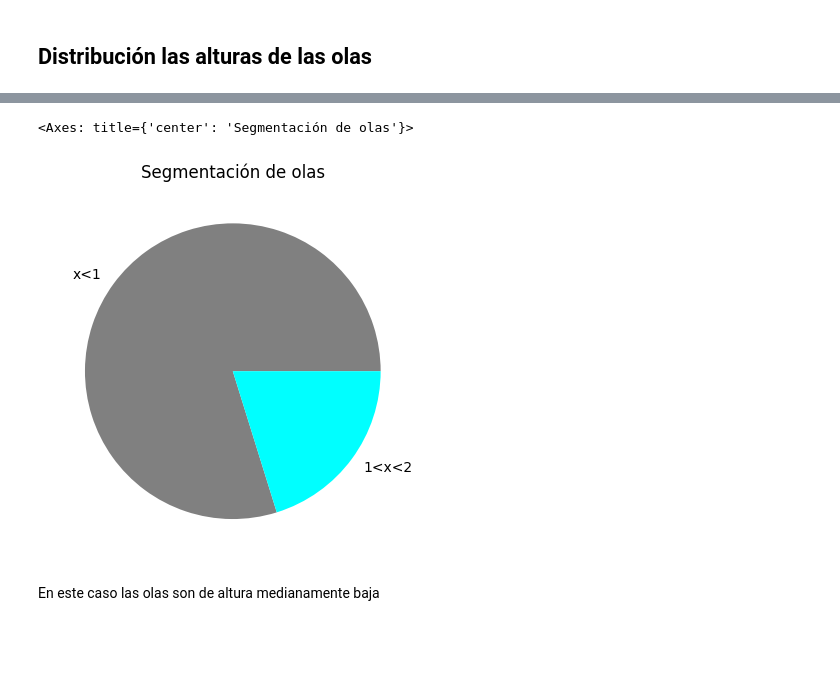
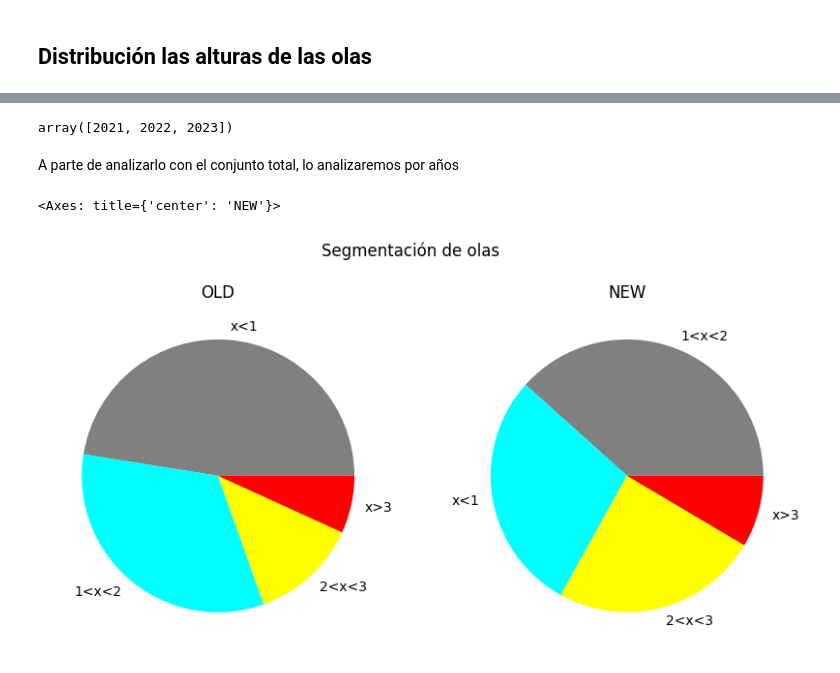
Before and after one commit to MarioBaldocchi/PD, a Jupyter notebook: forecasts/monitorizacion.ipynb, the cells around one changed output, grey strips where cells are left out. Saved outputs shown, nothing was run; the diff lists cells and outputs as text; code cells hidden in the pictures; blank space fills up the shorter version.

```diff
--- a/forecasts/monitorizacion.ipynb
+++ b/forecasts/monitorizacion.ipynb
@@ -13,18 +18,11 @@ import pandas as pd
 # %% [markdown]
 Cargamos los datos de forecast y las observaciones que hemos usado para entrenamiento
 # %%
-from sklearn.preprocessing import StandardScaler
-from sklearn.compose import ColumnTransformer, make_column_selector
+df_train = pd.read_parquet("../clean/df_definitivo.parquet")
 
-df_observ = pd.read_parquet("../clean/df_definitivo.parquet")
+df_new = pd.read_parquet("../clean/df_merged_2024.parquet")
 
 # eliminamos repetidas, columnas que no participan en el modelo
-df_observ.drop(columns=['Temperatura', 'wspd'], inplace=True)
+df_train.drop(columns=['Temperatura', 'wspd'], inplace=True)
 
-ct = ColumnTransformer([
-    ('pass', 'passthrough', make_column_selector(dtype_include=object)),
-    ('std_scaler', StandardScaler(), make_column_selector(dtype_include=np.number))
-])
-
-pd.DataFrame(ct.fit_transform(df_observ.drop(columns='AlturaOlas')), columns=ct.get_feature_names_out())
-#df_forecast.drop_duplicates(['anio', 'mes', 'dia', 'hora'], inplace=True)
+df_new.drop(columns=['Temperatura', 'wspd'], inplace=True)
@@ -67,0 +37,2 @@ df_observ_mini.shape
+# %%
+df_train = df_train[df_train.mes.isin(df_new.mes.unique())]
@@ -171,3 +196,10 @@ def class_ola(ola):
         return "2<x<3"
     else:
         return "x>3"
+# %%
+segmentos_train = df_train.AlturaOlas.map(class_ola)
+segmentos_new = df_new.AlturaOlas.map(class_ola)
+# %% [output]
+array([2021, 2022, 2023])
+# %% [markdown]
+A parte de analizarlo con el conjunto total, lo analizaremos por años
@@ -174,8 +212,9 @@ def class_ola(ola):
 # %%
-ola_clas = alturasObservaciones.AlturaOlas.map(class_ola)
-ola_clas.value_counts().plot(kind='pie', label='', title='Segmentación de olas', colors=['gray', "aqua", "yellow", "red"])
+fig, axs = plt.subplots(1,2, figsize=(10,5))
+fig.suptitle('Segmentación de olas')
+segmentos_train.value_counts().plot(ax=axs[0], kind='pie', label='', title='OLD', colors=['gray', "aqua", "yellow", "red"])
+
+segmentos_new.value_counts().plot(ax=axs[1], kind='pie', label='', title='NEW', colors=['gray', "aqua", "yellow", "red"])
 # %% [output]
-<Axes: title={'center': 'Segmentación de olas'}>
+<Axes: title={'center': 'NEW'}>
-[figure, old version]
+[figure, new version]
-# %% [markdown]
-En este caso las olas son de altura medianamente baja
```
Also changed, not shown: parts of 38 cells of this notebook.
